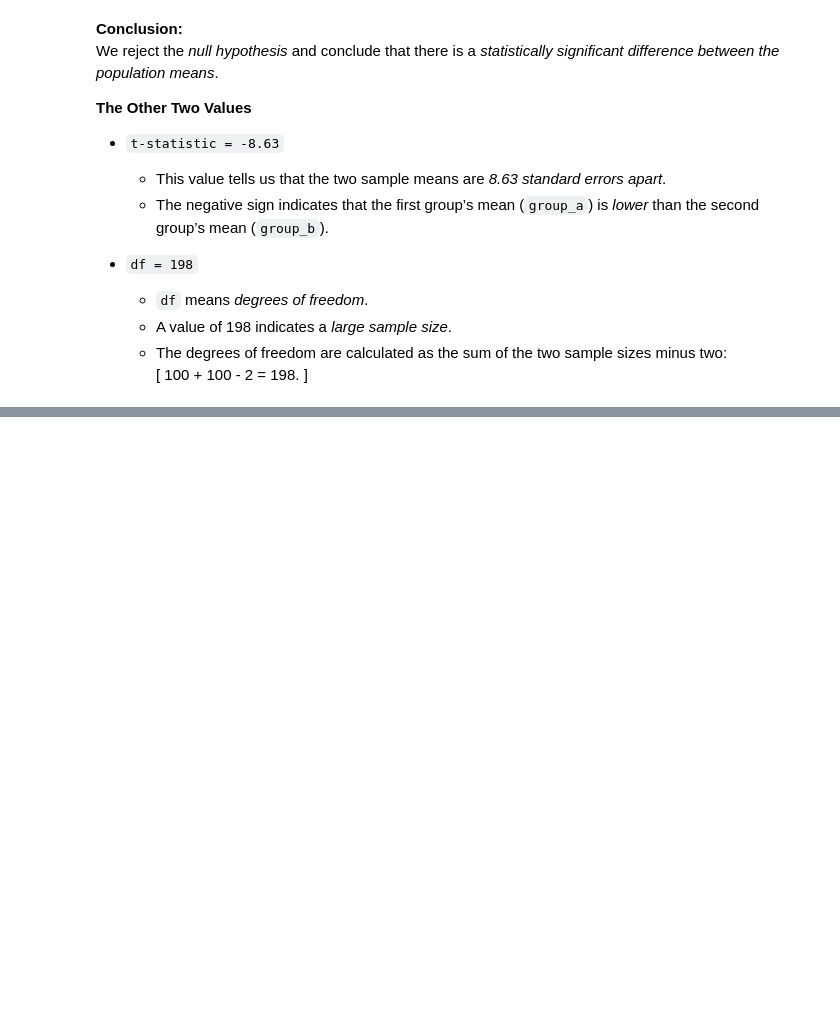
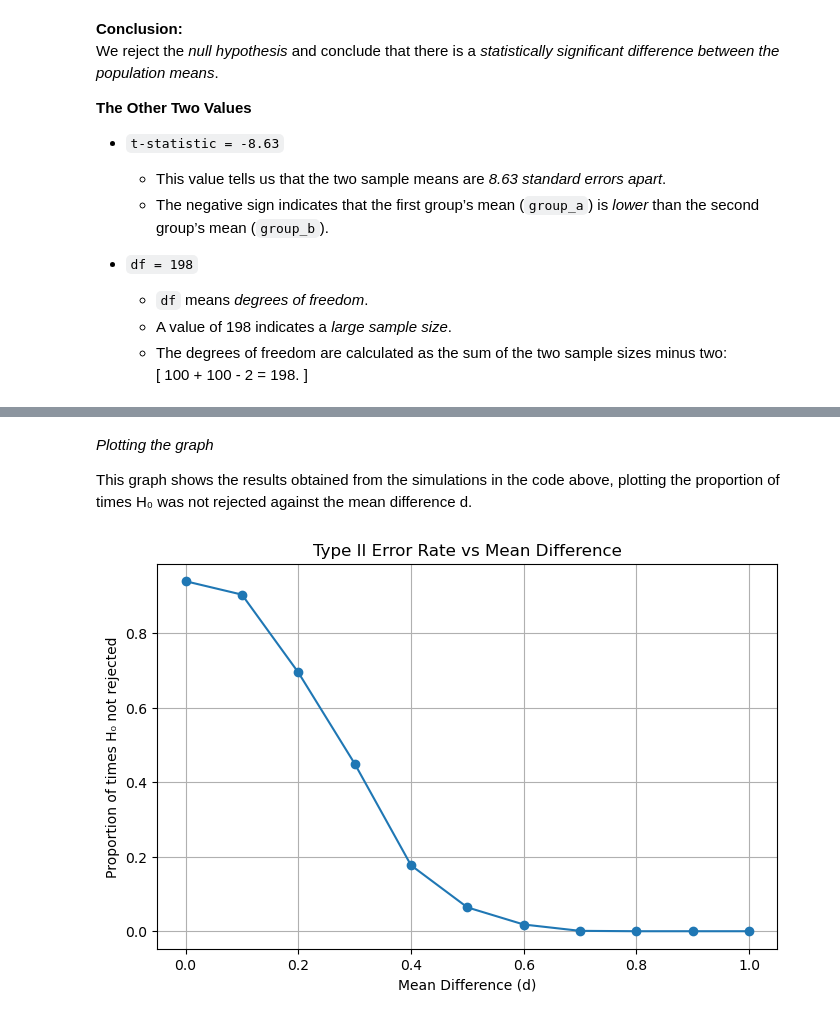
Before and after one commit to ermelinda-q/applied-statistics, a Jupyter notebook: problems.ipynb, the cells around one changed output, grey strips where cells are left out. Saved outputs shown, nothing was run; the diff lists cells and outputs as text; code cells hidden in the pictures; blank space fills up the shorter version.

```diff
--- a/problems.ipynb
+++ b/problems.ipynb
@@ -667,0 +699,38 @@ We reject the *null hypothesis* and conclude that there is a *statistically sign
+# %%
+# Significance level for the hypothesis.
+alpha = 0.05
+# Initializing a list to store proportions of times H0 is not rejected for each mean difference.
+not_rejected_prop = []
+# Loop over each mean difference value (e.g., 0, 0.1, ..., 1.0)
+for d in d_values:
+    not_rejected = 0  # Counter for how many times the null hypothesis is not rejected at this d.
+
+    # For each pair of samples (group_a, group_b) generated for this mean difference d:
+    for group_a, group_b in samples[d]:
+        # Perform an independent samples t-test, I'm interested here for just p-value.
+        p_value = stats.ttest_ind(group_a, group_b).pvalue
+
+        # Check if the p-value is greater than or equal to the significance level
+        # This means we fail to reject the null hypothesis in this simulation
+        if p_value >= alpha:
+            not_rejected += 1  # Increment the counter for non-rejections
+
+    # Calculate the proportion of simulations where H0 was not rejected for this d
+    proportion_not_rejected = not_rejected / n_simulations
+
+    # Store this proportion in the list
+    not_rejected_prop.append(proportion_not_rejected)
+# %% [markdown]
+*Plotting the graph*
+
+This graph shows the results obtained from the simulations in the code above, plotting the proportion of times H₀ was not rejected against the mean difference d.
+# %%
+plt.figure(figsize=(8, 5))
+plt.plot(d_values, not_rejected_prop, marker='o')
+plt.xlabel("Mean Difference (d)")
+plt.ylabel("Proportion of times H₀ not rejected")
+plt.title("Type II Error Rate vs Mean Difference")
+plt.grid(True)
+plt.show()
+# %% [output]
+[figure, added]
```
Also changed, not shown: parts of 11 cells of this notebook, 1 other file.
